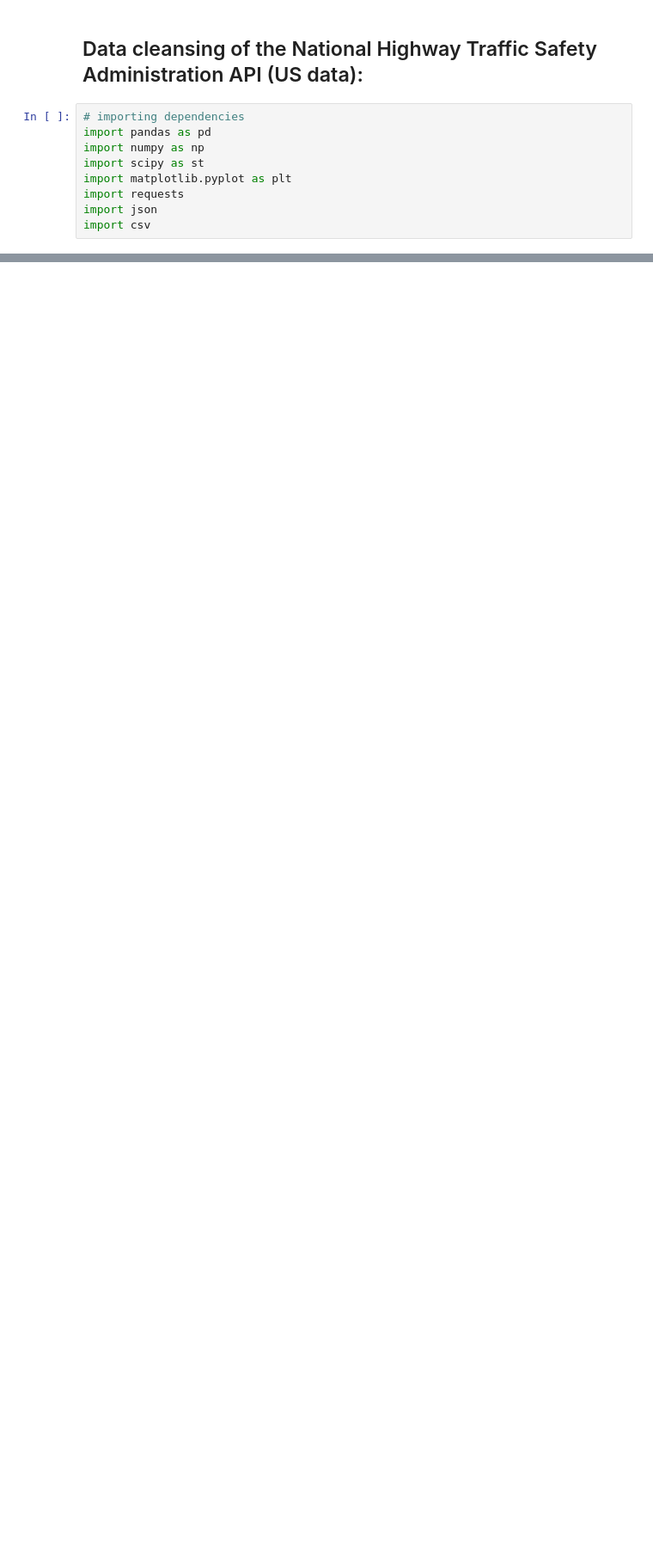
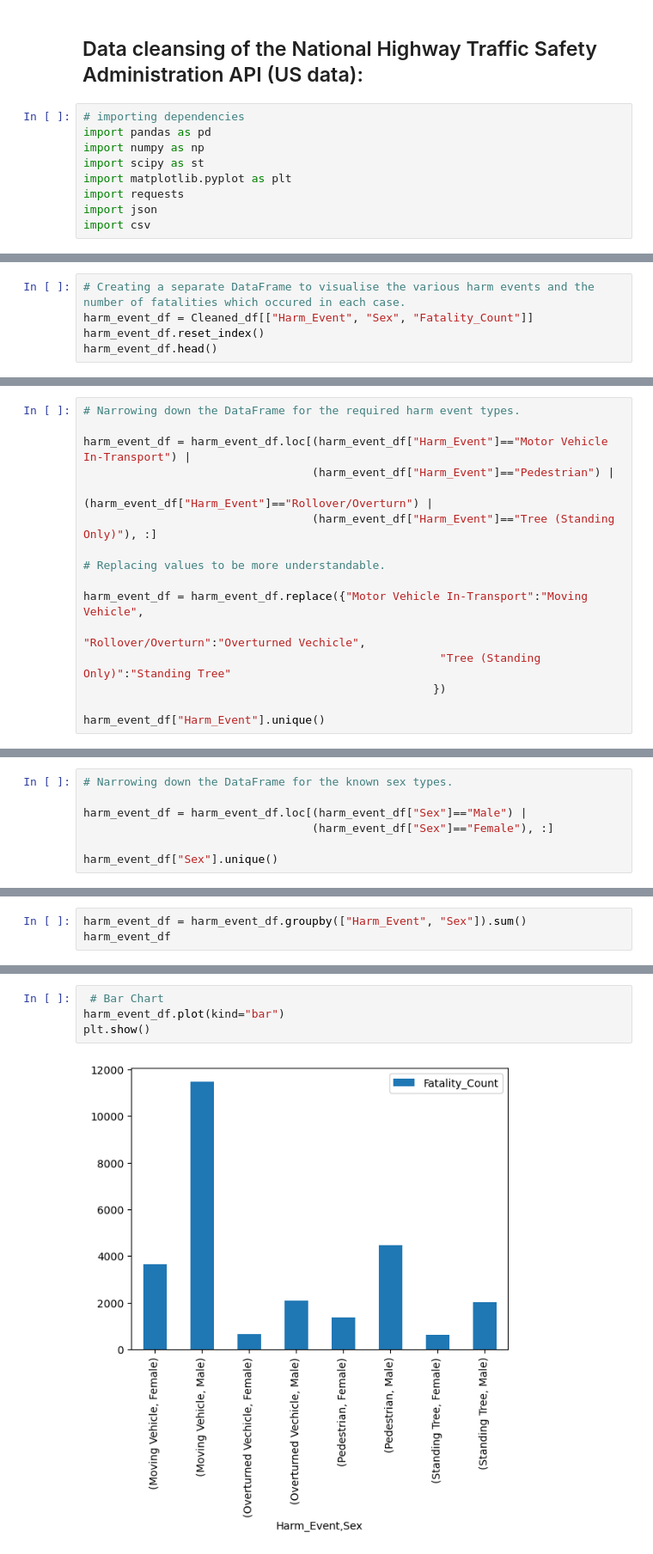
Before and after one commit to lishanisrikaran/project-1, a Jupyter notebook: road_fatalities - main.ipynb, the cells around one changed output, grey strips where cells are left out. Shown: that part at 86% size. Drawn from its saved outputs; the diff is of its cells as text; blank space fills up the shorter version.

Commit message:
Harm_Event & Speed Analysis

```diff
--- a/road_fatalities - main.ipynb
+++ b/road_fatalities - main.ipynb
@@ -107,0 +142,5 @@ Cleaned_df.head()
+# %%
+# Creating a separate DataFrame to visualise the various harm events and the number of fatalities which occured in each case.
+harm_event_df = Cleaned_df[["Harm_Event", "Sex", "Fatality_Count"]]
+harm_event_df.reset_index()
+harm_event_df.head()
@@ -107,0 +175,16 @@ Cleaned_df.head()
+# %%
+# Narrowing down the DataFrame for the required harm event types.
+
+harm_event_df = harm_event_df.loc[(harm_event_df["Harm_Event"]=="Motor Vehicle In-Transport") |
+                                  (harm_event_df["Harm_Event"]=="Pedestrian") |
+                                  (harm_event_df["Harm_Event"]=="Rollover/Overturn") |
+                                  (harm_event_df["Harm_Event"]=="Tree (Standing Only)"), :]
+
+# Replacing values to be more understandable.
+
+harm_event_df = harm_event_df.replace({"Motor Vehicle In-Transport":"Moving Vehicle",
+                                                    "Rollover/Overturn":"Overturned Vechicle",
+                                                     "Tree (Standing Only)":"Standing Tree"
+                                                    })
+
+harm_event_df["Harm_Event"].unique()
@@ -107,0 +194,7 @@ Cleaned_df.head()
+# %%
+# Narrowing down the DataFrame for the known sex types.
+
+harm_event_df = harm_event_df.loc[(harm_event_df["Sex"]=="Male") |
+                                  (harm_event_df["Sex"]=="Female"), :]
+
+harm_event_df["Sex"].unique()
@@ -107,0 +203,3 @@ Cleaned_df.head()
+# %%
+harm_event_df = harm_event_df.groupby(["Harm_Event", "Sex"]).sum()
+harm_event_df
@@ -107,0 +217,6 @@ Cleaned_df.head()
+# %%
+ # Bar Chart
+harm_event_df.plot(kind="bar")
+plt.show()
+# %% [output]
+[figure, added]
```
Also changed, not shown: parts of 18 cells of this notebook, 1 other file.
